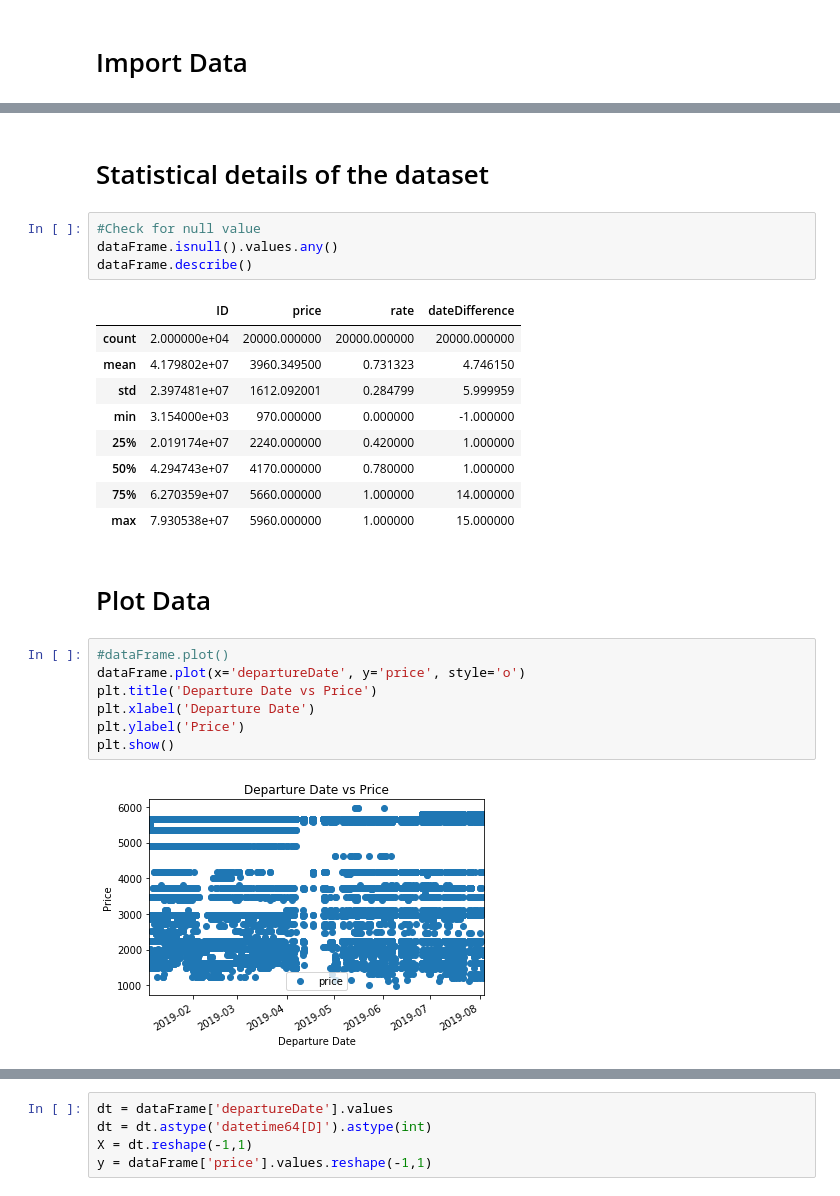
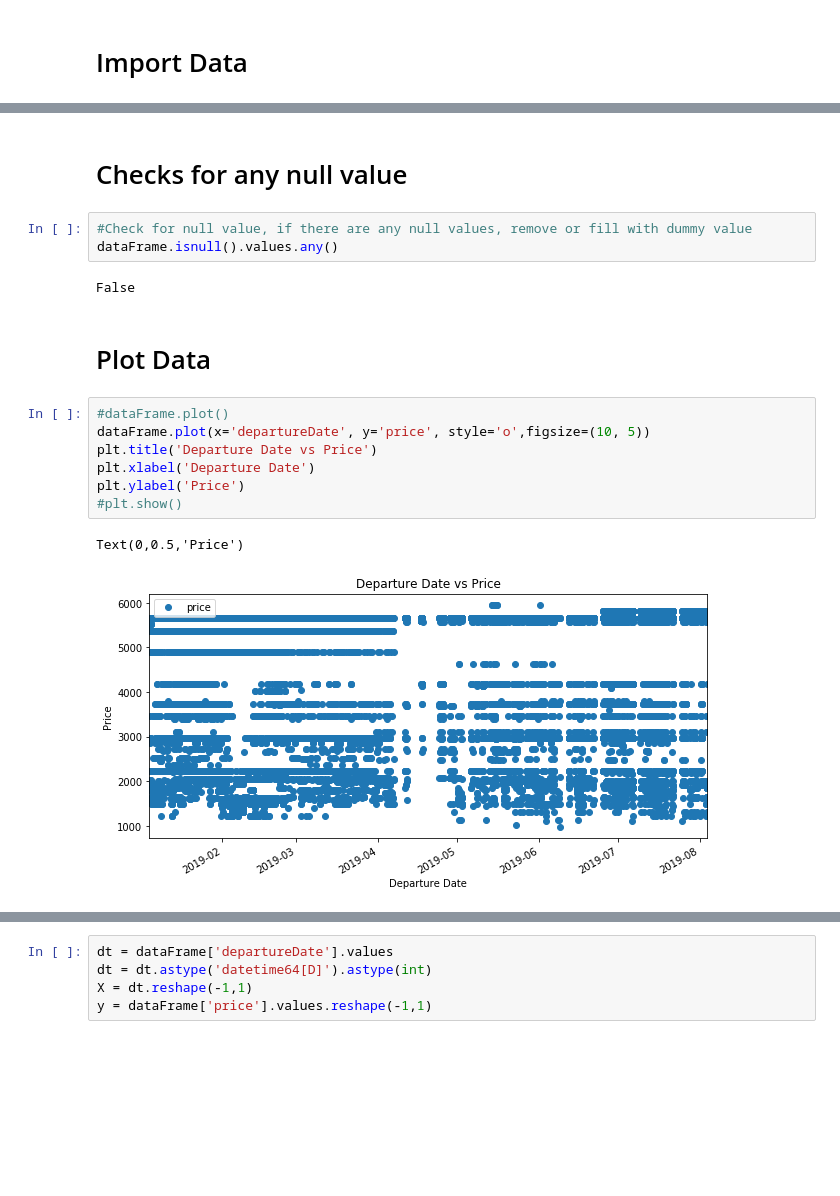
Before and after one commit to kumaraswins/arch_diagram_flight_rate_prediction, a Jupyter notebook: jupiter/flight_linear_reg.ipynb, the cells around one changed output, grey strips where cells are left out. Cells and saved outputs as stored; diff of their text form; blank space fills up the shorter version.

```diff
--- a/jupiter/flight_linear_reg.ipynb
+++ b/jupiter/flight_linear_reg.ipynb
@@ -37,30 +37,22 @@ There are 20000 rows and 14 columns
 | 2 | 78246998 | CA1550 | 77W | SHA | missing | PEK | 2019-07-16 19:55:00 | 2019-07-16 22:10:00 | ... |
 | 3 | 78246999 | CA1550 | 77W | SHA | missing | PEK | 2019-07-16 19:55:00 | 2019-07-16 22:10:00 | ... |
 | 4 | 78247002 | MU5125 | 33L | SHA | missing | PEK | 2019-07-16 20:05:00 | 2019-07-16 22:10:00 | ... |
-# %% [markdown]
-#  Statistical details of the dataset
+# %% [markdown]
+# Checks for any null value
 # %%
-#Check for null value
+#Check for null value, if there are any null values, remove or fill with dummy value
 dataFrame.isnull().values.any()
-dataFrame.describe()
 # %% [output]
-|  | ID | price | rate | dateDifference |
-| count | 2.000000e+04 | 20000.000000 | 20000.000000 | 20000.000000 |
-| mean | 4.179802e+07 | 3960.349500 | 0.731323 | 4.746150 |
-| std | 2.397481e+07 | 1612.092001 | 0.284799 | 5.999959 |
-| min | 3.154000e+03 | 970.000000 | 0.000000 | -1.000000 |
-| 25% | 2.019174e+07 | 2240.000000 | 0.420000 | 1.000000 |
-| 50% | 4.294743e+07 | 4170.000000 | 0.780000 | 1.000000 |
-| 75% | 6.270359e+07 | 5660.000000 | 1.000000 | 14.000000 |
-| max | 7.930538e+07 | 5960.000000 | 1.000000 | 15.000000 |
+False
 # %% [markdown]
 # Plot Data
 # %%
 #dataFrame.plot()
-dataFrame.plot(x='departureDate', y='price', style='o')
+dataFrame.plot(x='departureDate', y='price', style='o',figsize=(10, 5))
 plt.title('Departure Date vs Price')
 plt.xlabel('Departure Date')
 plt.ylabel('Price')
-plt.show()
+#plt.show()
 # %% [output]
+Text(0,0.5,'Price')
-[figure, old version]
+[figure, new version]
```
Also changed, not shown: parts of 1 cell of this notebook, 1 other file.
